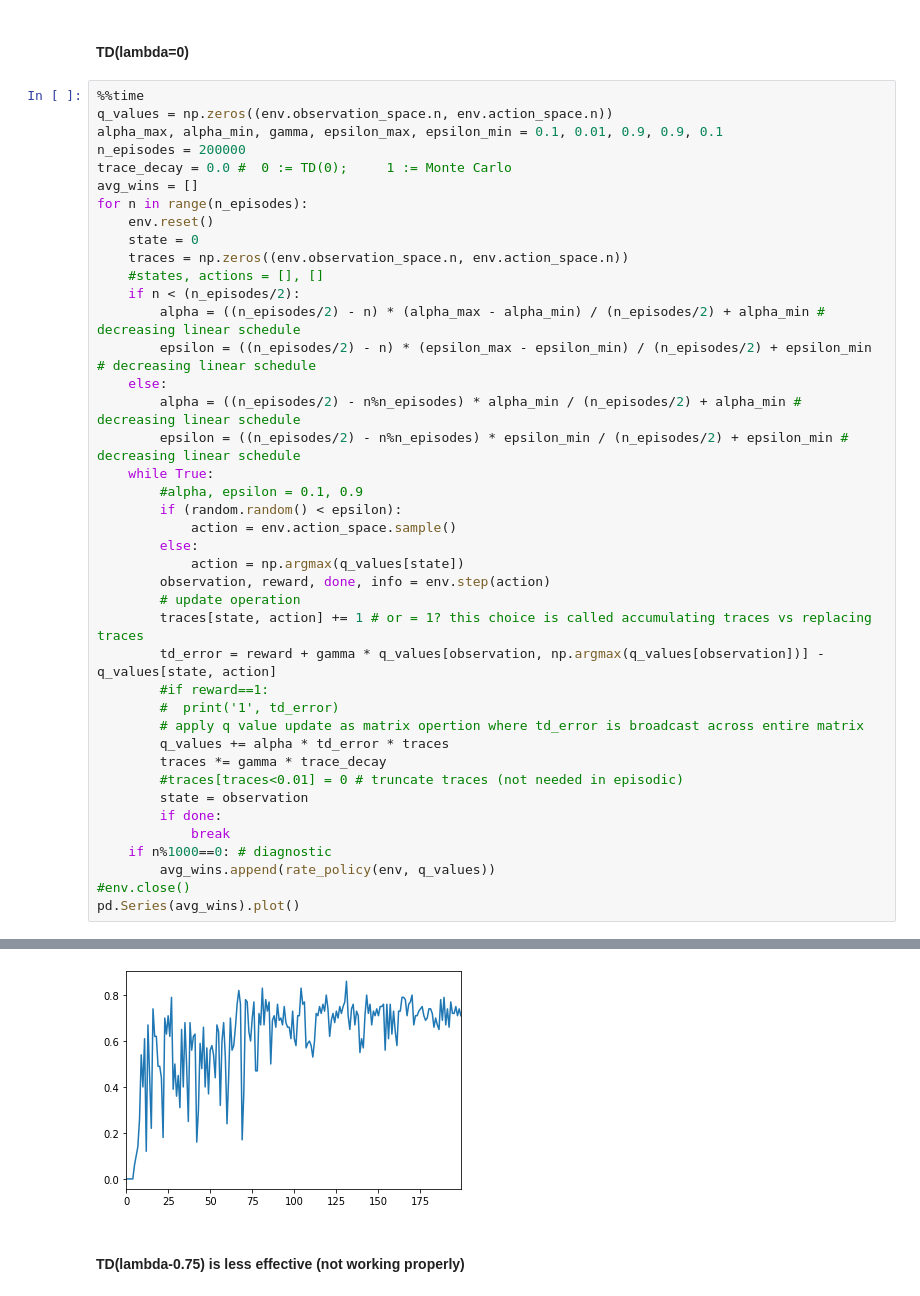
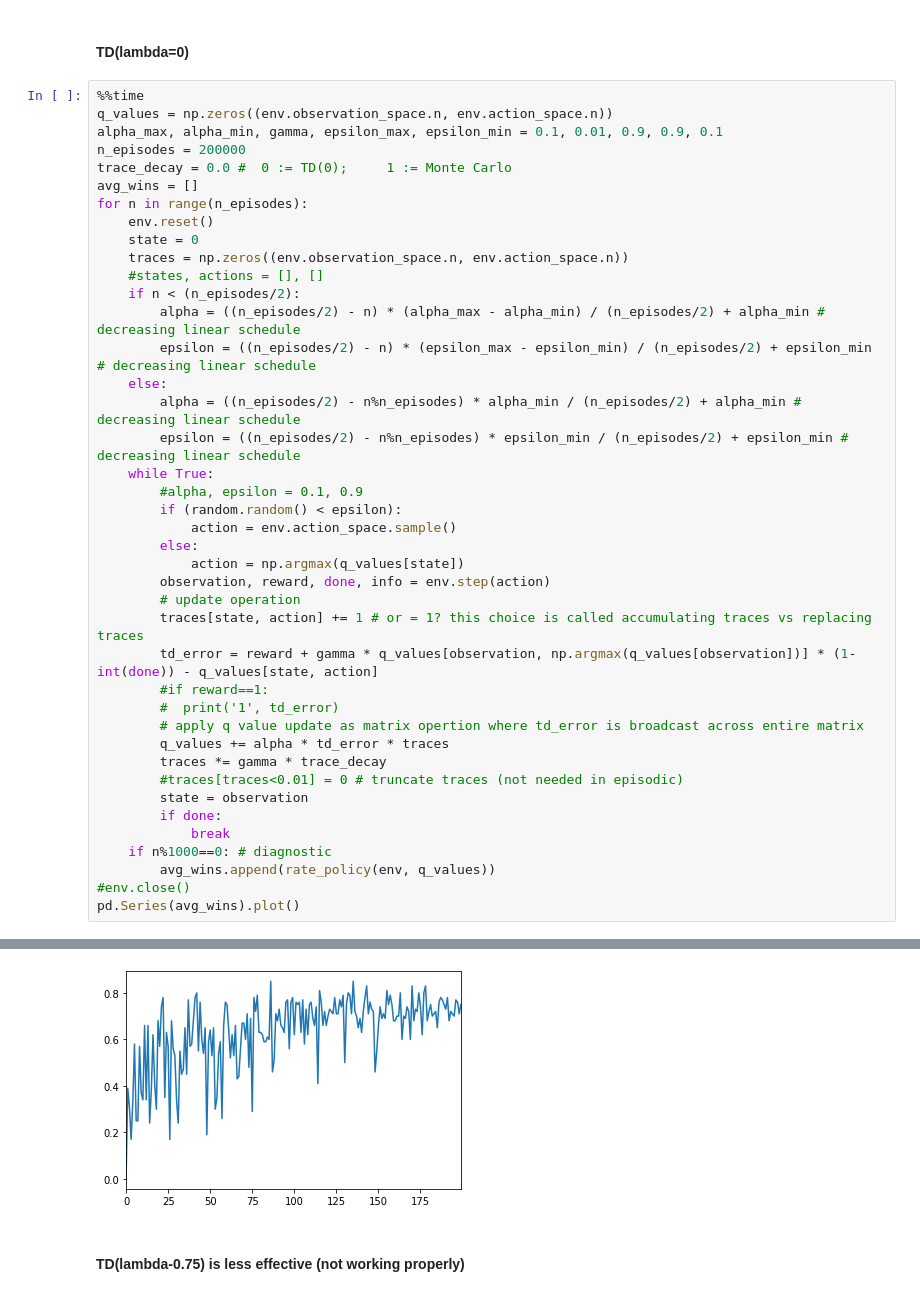
Before and after one commit to callumhedemann/Reinforcement-Learning, a Jupyter notebook: q_learning.ipynb, the cells around one changed output, grey strips where cells are left out. Drawn from its saved outputs; the diff is of its cells as text.

```diff
--- a/q_learning.ipynb
+++ b/q_learning.ipynb
@@ -231,7 +298,7 @@ for n in range(n_episodes):
         observation, reward, done, info = env.step(action)
         # update operation
         traces[state, action] += 1 # or = 1? this choice is called accumulating traces vs replacing traces
-        td_error = reward + gamma * q_values[observation, np.argmax(q_values[observation])] - q_values[state, action]
+        td_error = reward + gamma * q_values[observation, np.argmax(q_values[observation])] * (1-int(done)) - q_values[state, action]
         #if reward==1:
         #  print('1', td_error)
         # apply q value update as matrix opertion where td_error is broadcast across entire matrix
@@ -251,4 +318,4 @@ Wall time: 5min 24s
-[figure, old version]
+[figure, new version]
 # %% [markdown]
 #### TD(lambda-0.75) is less effective (not working properly)
 # %%
```
Also changed, not shown: parts of 66 cells of this notebook.
